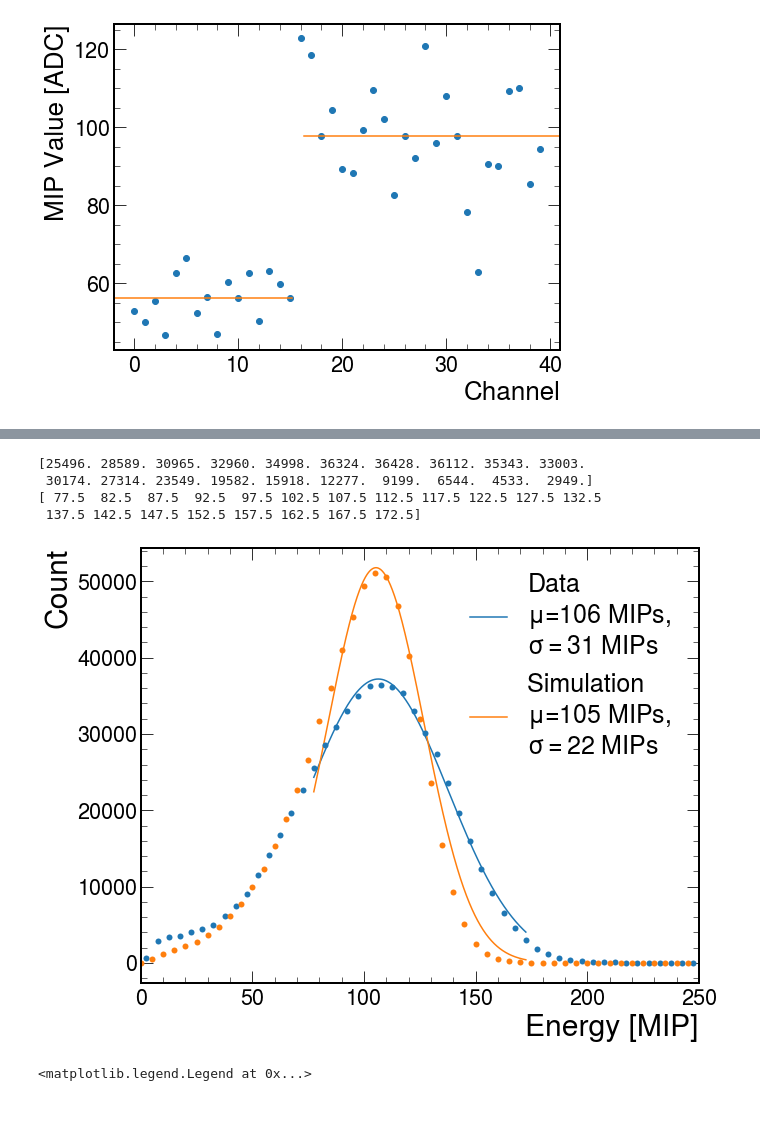
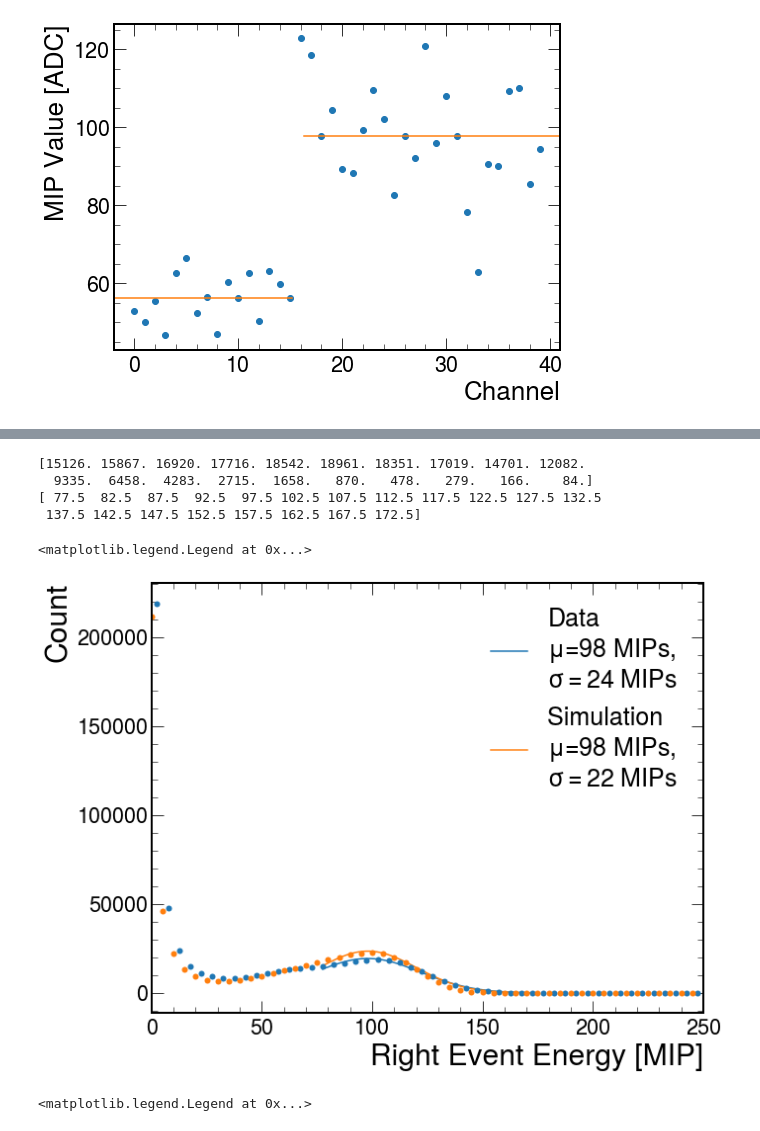
Before and after one commit to sebouh137/beamtest_plots, a Jupyter notebook: TestBeamSimAnalysis.ipynb, the cells around one changed output, grey strips where cells are left out. Saved outputs shown, nothing was run; the diff lists cells and outputs as text; code cells hidden in the pictures.

```diff
--- a/TestBeamSimAnalysis.ipynb
+++ b/TestBeamSimAnalysis.ipynb
@@ -27,7 +27,7 @@ plt.rcParams["legend.fontsize"] = 16
 ### User Defined
 # %%
 #Open root file for sim beam data
-input_file = 'reco_e-_4GeV.root'
+input_file = 'reco_e+_4GeV.root'
 events = ur.open("%s:events"%(input_file))
 arrays = events.arrays()
 hitenergy = arrays['hit_energy']
@@ -306,7 +322,7 @@ def calibrate_dataframe(df, mips, pedMeans):
     calibrated_df['Ch_07_LG'] = 0.0
 
     # Count the number of nonzero values in each row
-    num_nonzero_values = calibrated_df.iloc[:, 0:31].astype(bool).sum(axis=1)
+    num_nonzero_values = calibrated_df.iloc[:, 0:41].astype(bool).sum(axis=1)
 
     #Like in the data, require at least 4 hits in each event
     calibrated_df = calibrated_df[num_nonzero_values > 3]
@@ -669,6 +804,7 @@ plt.savefig('Plots/LayerMeans.pdf', format='pdf')
 #plot calibrated total energy spectra, this is where we get our detector resolution
 
 channel_numbers = np.array(range(40))
+channel_numbers = channel_numbers[channel_numbers%2 == 1]
 
 h = hist.Hist(hist.axis.Regular(50, 0, 250, name="data"))
 h.fill(calculate_channel_sums(data_df, channel_numbers))
@@ -726,38 +862,38 @@ bin_centers = 0.5 * (h.axes[0].edges[:-1] + h.axes[0].edges[1:])
 # Plot the histogram with error bars
 #plt.errorbar(bin_centers, h.view(), yerr=errors, fmt='none', ecolor='red', capsize=0, elinewidth=1, markeredgewidth=0)
 
 
 #data = h.values()[()]
 #bins = h.axes[0].edges[:-1]
 data = h.values()[15:-15]
 bins = bin_centers[15:-15]
 
 # Initial parameter values for the fit
 initial_params = [3000, 100, 50]
 # Create Minuit object and set up the fit
 m = Minuit(least_squares_loss, A=initial_params[0], mu=initial_params[1], sigma=initial_params[2])
 # Perform the fit
 m.migrad()
 # Get the fitted parameters
 fitted_params = m.values
 A_fit = fitted_params['A']
 mu_fit = fitted_params['mu']
 sigma_fit = fitted_params['sigma']
 x = np.linspace(min(bins), max(bins), 1000)
 y_fit = gauss(x, A_fit, mu_fit, sigma_fit)
 res = 100*abs(sigma_fit)/mu_fit
 plt.plot(x, y_fit, 'tab:orange', label='Simulation \n$\mu$=%2.0f MIPs, \n$\sigma=$%2.0f MIPs'%(mu_fit,abs(sigma_fit)))
 plt.xlim(0,250)
-plt.xlabel('Energy [MIP]', fontsize=30)
+plt.xlabel('Right Event Energy [MIP]', fontsize=30)
 plt.ylabel('Count', fontsize=30)
 plt.legend(fontsize=25,loc='upper right')
-plt.savefig('Plots/TotEnergy.pdf', format='pdf')
 # %% [output]
-[25496. 28589. 30965. 32960. 34998. 36324. 36428. 36112. 35343. 33003.
- 30174. 27314. 23549. 19582. 15918. 12277.  9199.  6544.  4533.  2949.]
+[15126. 15867. 16920. 17716. 18542. 18961. 18351. 17019. 14701. 12082.
+  9335.  6458.  4283.  2715.  1658.   870.   478.   279.   166.    84.]
 [ 77.5  82.5  87.5  92.5  97.5 102.5 107.5 112.5 117.5 122.5 127.5 132.5
  137.5 142.5 147.5 152.5 157.5 162.5 167.5 172.5]
+<matplotlib.legend.Legend at 0x...>
-[figure, old version]
+[figure, new version]
 # %%
 #plot calibrated total energy spectra, this is where we get our detector resolution
 
```
Also changed, not shown: parts of 19 cells of this notebook.
